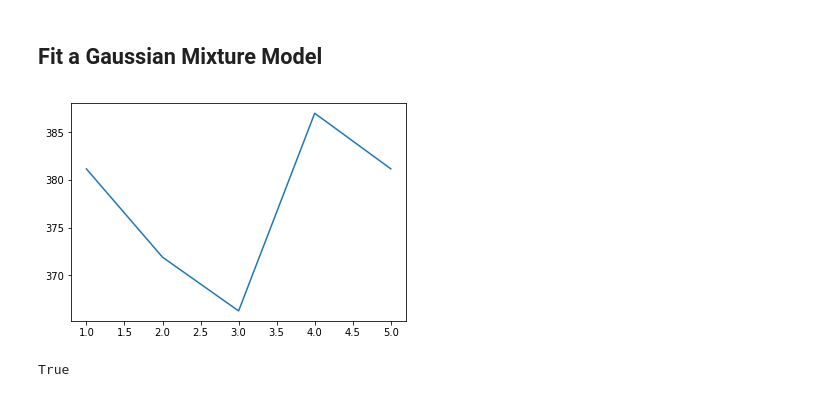
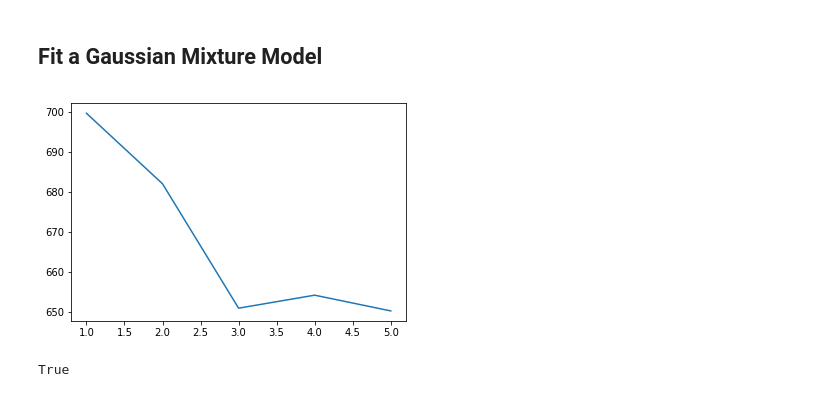
Before and after one commit to matthiasboeker/Shizophrenia_Depression_Project-, a Jupyter notebook: Notebooks/PCA _Cluster_Analysis_TS_Features.ipynb, the cells around one changed output. Saved outputs shown, nothing was run; the diff lists cells and outputs as text; code cells hidden in the pictures.

```diff
--- a/Notebooks/PCA _Cluster_Analysis_TS_Features.ipynb
+++ b/Notebooks/PCA _Cluster_Analysis_TS_Features.ipynb
@@ -60,7 +59,7 @@ from sklearn.preprocessing import StandardScaler
 scaler = StandardScaler()
 X = pd.DataFrame(scaler.fit_transform(X[['x_acf1', 'ARCH.LM', 'max_kl_shift', 'crossing_points', 'e_acf1', 'max_level_shift']]), columns= ['x_acf1', 'ARCH.LM', 'max_kl_shift', 'crossing_points', 'e_acf1', 'max_level_shift'])
 # pca of features spaces
-pca = PCA(n_components=2)
+pca = PCA(n_components=4)
 pca_model = pca.fit(X)
 print('Total explained Variance:',np.sum(pca_model.explained_variance_ratio_))
 # %% [output]
@@ -68,7 +67,7 @@ Total explained Variance: 0.7038326957369032
 # %%
 principalComponents_all = pca.fit_transform(X)
 principalDf = pd.DataFrame(data = principalComponents_all
-             , columns = ['principal component 1', 'principal component 2'])
+             , columns = ['principal component 1', 'principal component 2','principal component 3','principal component 4'])
 # %%
 principalDf['cond'] =  ts_features.condition
 fig = plt.figure(figsize=(8,5))
@@ -351,11 +342,11 @@ array([[ 1.05522295, -2.77062142,  1.23902361]])
 # %%
 from sklearn.mixture import GaussianMixture
 n_components = range(1, 6)
-models = [GaussianMixture(n, covariance_type='full', random_state=0)
+models = [GaussianMixture(n, covariance_type='spherical', random_state=0)
           for n in n_components]
-aics = [model.fit(principalDf.iloc[:,:2], y=principalDf['cond']).aic(principalDf.iloc[:,:2]) for model in models]
+aics = [model.fit(principalDf.iloc[:,:-1], y=principalDf['cond']).aic(principalDf.iloc[:,:-1]) for model in models]
 plt.plot(n_components, aics);
 # %% [output]
-[figure, old version]
+[figure, new version]
 # %%
 gmm = GaussianMixture(n_components=2, covariance_type='spherical', tol=0.01, reg_covar=1e-06, max_iter=100, n_init=1, init_params='kmeans')
```
Also changed, not shown: parts of 27 cells of this notebook, 5 other files.
